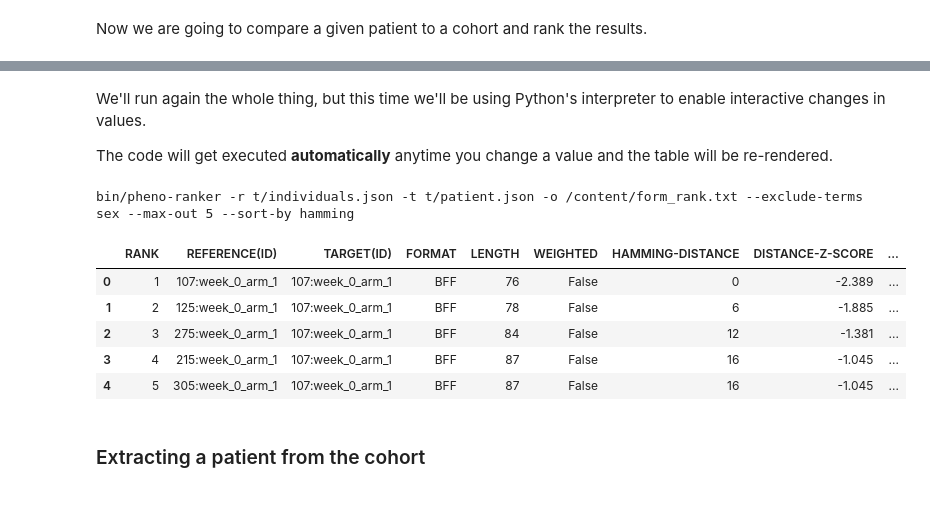
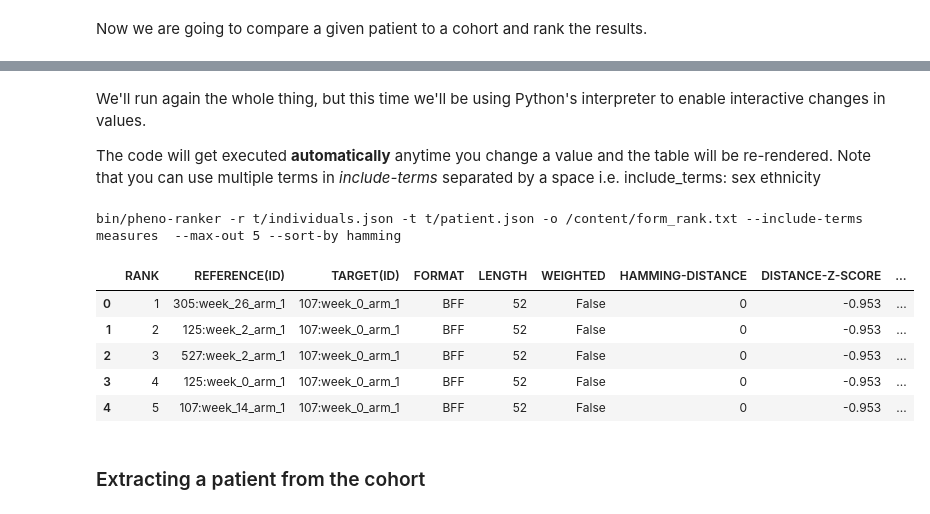
Before and after one commit to CNAG-Biomedical-Informatics/pheno-ranker, a Jupyter notebook: nb/pheno_ranker_cli_tutorial.ipynb, the cells around one changed output, grey strips where cells are left out. Cells and saved outputs as stored; diff of their text form; code cells hidden in the pictures.

```diff
--- a/nb/pheno_ranker_cli_tutorial.ipynb
+++ b/nb/pheno_ranker_cli_tutorial.ipynb
@@ -352,45 +397,45 @@ df.head(10)
 # %% [markdown]
 We'll run again the whole thing, but this time we'll be using Python's interpreter to enable interactive changes in values.
 
-The code will get executed **automatically** anytime you change a value and the table will be re-rendered.
+The code will get executed **automatically** anytime you change a value and the table will be re-rendered. Note that you can use multiple terms in _include-terms_ separated by a space i.e. include_terms: sex ethnicity
 # %%
 #@title  { run: "auto", vertical-output: true }
 import os
 import pandas as pd
 from google.colab import data_table
 data_table.enable_dataframe_formatter()
 
-# Extarnal variables
-exclude_terms = 'sex' #@param ["ethnicity", "exposures", "info", "interventionsOrProcedures", "measures", "phenotypicFeatures", "sex"] {allow-input: true}
+# External variables
+include_terms = 'measures id' #@param ["ethnicity", "exposures", "id", "interventionsOrProcedures", "measures", "phenotypicFeatures", "sex"] {allow-input: true}
 max_out = 5 #@param {type:"slider", min:1, max:36, step:1}
 sort_by = "hamming" # @param ["hamming", "jaccard"]
 
 # Creating a dcitionary for args
 arg = {
-    '--exclude-terms': exclude_terms,
+    '--include-terms': include_terms,
     '--max-out': max_out,
     '--sort-by': sort_by
 }
 
 # Create CLI string
 string = ' '.join([f'{key} {value}' for key, value in arg.items()])
 cmd = 'bin/pheno-ranker -r t/individuals.json -t t/patient.json -o /content/form_rank.txt ' + string
 print(cmd)
 
 # Run Convert-Pheno
 os.system(cmd)
 
 # Import csv
 df = pd.read_csv('/content/form_rank.txt', delimiter='\t')
 df
 # %% [output]
-bin/pheno-ranker -r t/individuals.json -t t/patient.json -o /content/form_rank.txt --exclude-terms sex --max-out 5 --sort-by hamming
+bin/pheno-ranker -r t/individuals.json -t t/patient.json -o /content/form_rank.txt --include-terms measures  --max-out 5 --sort-by hamming
 |  | RANK | REFERENCE(ID) | TARGET(ID) | FORMAT | LENGTH | WEIGHTED | HAMMING-DISTANCE | DISTANCE-Z-SCORE | ... |
-| 0 | 1 | 107:week_0_arm_1 | 107:week_0_arm_1 | BFF | 76 | False | 0 | -2.389 | ... |
-| 1 | 2 | 125:week_0_arm_1 | 107:week_0_arm_1 | BFF | 78 | False | 6 | -1.885 | ... |
-| 2 | 3 | 275:week_0_arm_1 | 107:week_0_arm_1 | BFF | 84 | False | 12 | -1.381 | ... |
-| 3 | 4 | 215:week_0_arm_1 | 107:week_0_arm_1 | BFF | 87 | False | 16 | -1.045 | ... |
-| 4 | 5 | 305:week_0_arm_1 | 107:week_0_arm_1 | BFF | 87 | False | 16 | -1.045 | ... |
+| 0 | 1 | 305:week_26_arm_1 | 107:week_0_arm_1 | BFF | 52 | False | 0 | -0.953 | ... |
+| 1 | 2 | 125:week_2_arm_1 | 107:week_0_arm_1 | BFF | 52 | False | 0 | -0.953 | ... |
+| 2 | 3 | 527:week_2_arm_1 | 107:week_0_arm_1 | BFF | 52 | False | 0 | -0.953 | ... |
+| 3 | 4 | 125:week_0_arm_1 | 107:week_0_arm_1 | BFF | 52 | False | 0 | -0.953 | ... |
+| 4 | 5 | 107:week_14_arm_1 | 107:week_0_arm_1 | BFF | 52 | False | 0 | -0.953 | ... |
 # %% [markdown]
 ### Extracting a patient from the cohort
 # %% [markdown]
```
Also changed, not shown: parts of 20 cells of this notebook, 2 other files.
